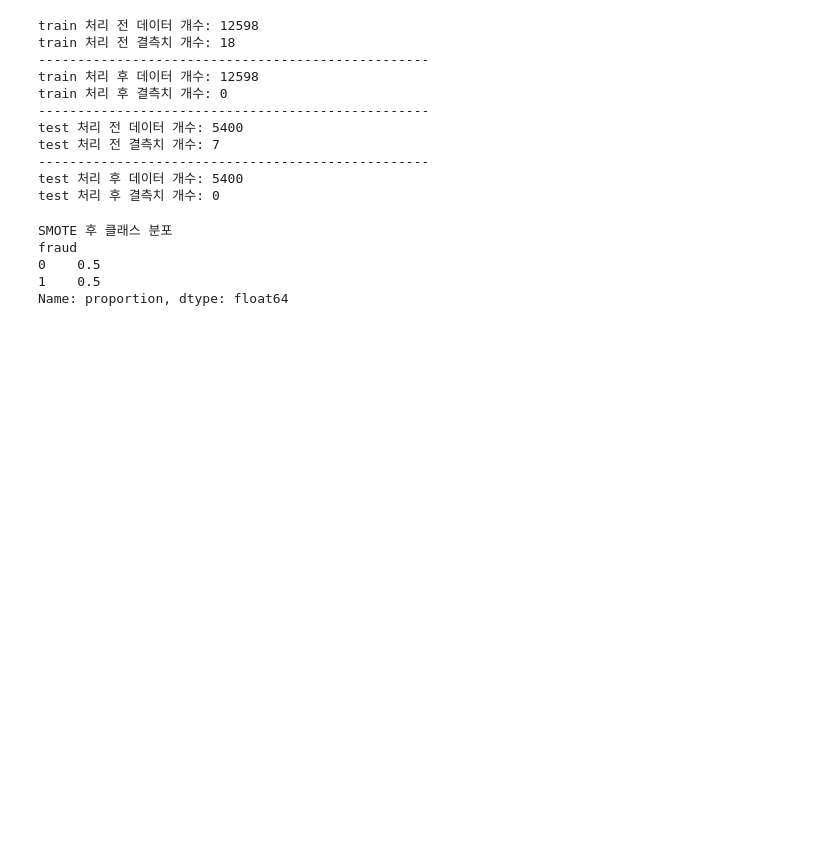
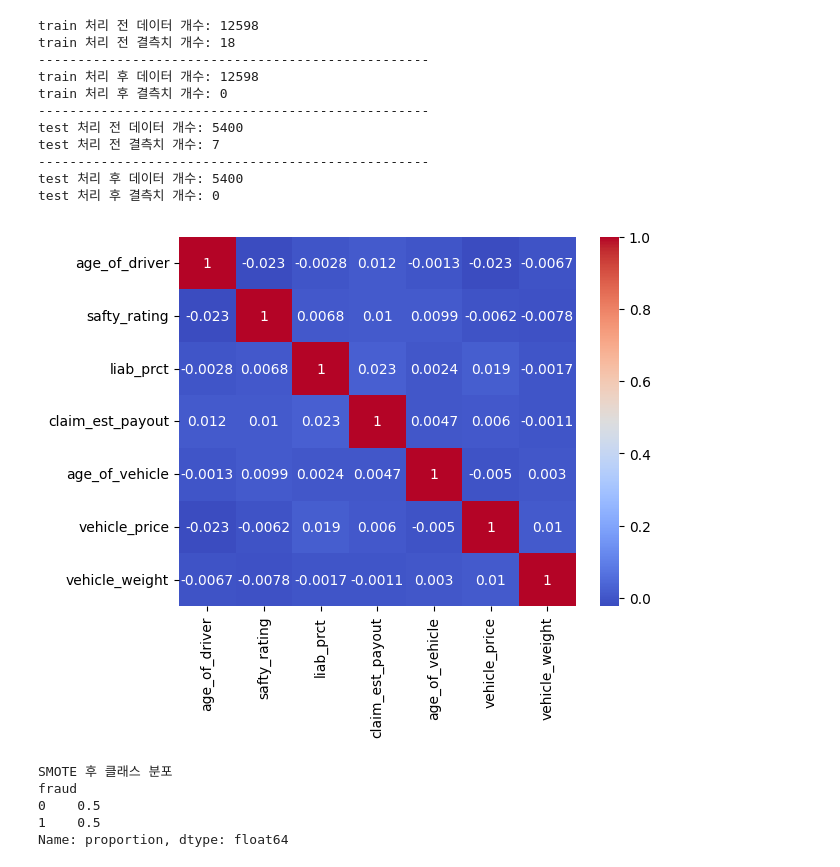
Before and after one commit to jhkr1/DaySchool-Vehicle-InsuranceFraud-Detection-Hackathon, a Jupyter notebook: 데이스쿨_기초_트랙2025_자동차_보험사기_탐지_해커톤.ipynb, the cells around one changed output. Drawn from its saved outputs; the diff is of its cells as text; code cells hidden in the pictures; blank space fills up the shorter version.

```diff
--- a/데이스쿨_기초_트랙2025_자동차_보험사기_탐지_해커톤.ipynb
+++ b/데이스쿨_기초_트랙2025_자동차_보험사기_탐지_해커톤.ipynb
@@ -265,15 +267,15 @@ ax2 = sns.barplot(x='month',y='fraud',data=train.groupby('month')['fraud'].mean(
 # %% [output]
 [figure]
 # %%
-train['claim_est_payout'].isna().sum() # 12개의 결측치 존재
-train['age_of_vehicle'].isna().sum() # 6개의 결측치 존재
+train_replace['claim_est_payout'].isna().sum() # 12개의 결측치 존재
+train_replace['age_of_vehicle'].isna().sum() # 6개의 결측치 존재
 
 print(f"train 처리 전 데이터 개수: {len(train_replace)}")
 print(f"train 처리 전 결측치 개수: {train_replace.isnull().sum().sum()}") # 전체 결측치 개수 확인
 print("-" * 50)
 
 # 최빈값으로 결측치 채우기
-train_cleaned = train.fillna(train.mode().iloc[0])
+train_cleaned = train_replace.fillna(train.mode().iloc[0])
 
 print(f"train 처리 후 데이터 개수: {len(train_cleaned)}")
 print(f"train 처리 후 결측치 개수: {train_cleaned.isnull().sum().sum()}")
@@ -283,7 +285,7 @@ print(f"test 처리 전 데이터 개수: {len(test_replace)}")
 print(f"test 처리 전 결측치 개수: {test_replace.isnull().sum().sum()}")
 print("-" * 50)
 
-test_cleaned = test.fillna(train.mode().iloc[0])
+test_cleaned = test_replace.fillna(train.mode().iloc[0])
 
 print(f"test 처리 후 데이터 개수: {len(test_cleaned)}")
 print(f"test 처리 후 결측치 개수: {test_cleaned.isnull().sum().sum()}")
@@ -299,3 +301,9 @@ test 처리 전 결측치 개수: 7
 --------------------------------------------------
 test 처리 후 데이터 개수: 5400
 test 처리 후 결측치 개수: 0
+# %%
+corr = train_cleaned[continuous_columns].corr()
+sns.heatmap(corr, annot=True, cmap='coolwarm')
+plt.show()
+# %% [output]
+[figure, added]
```
Also changed, not shown: parts of 10 cells of this notebook.
